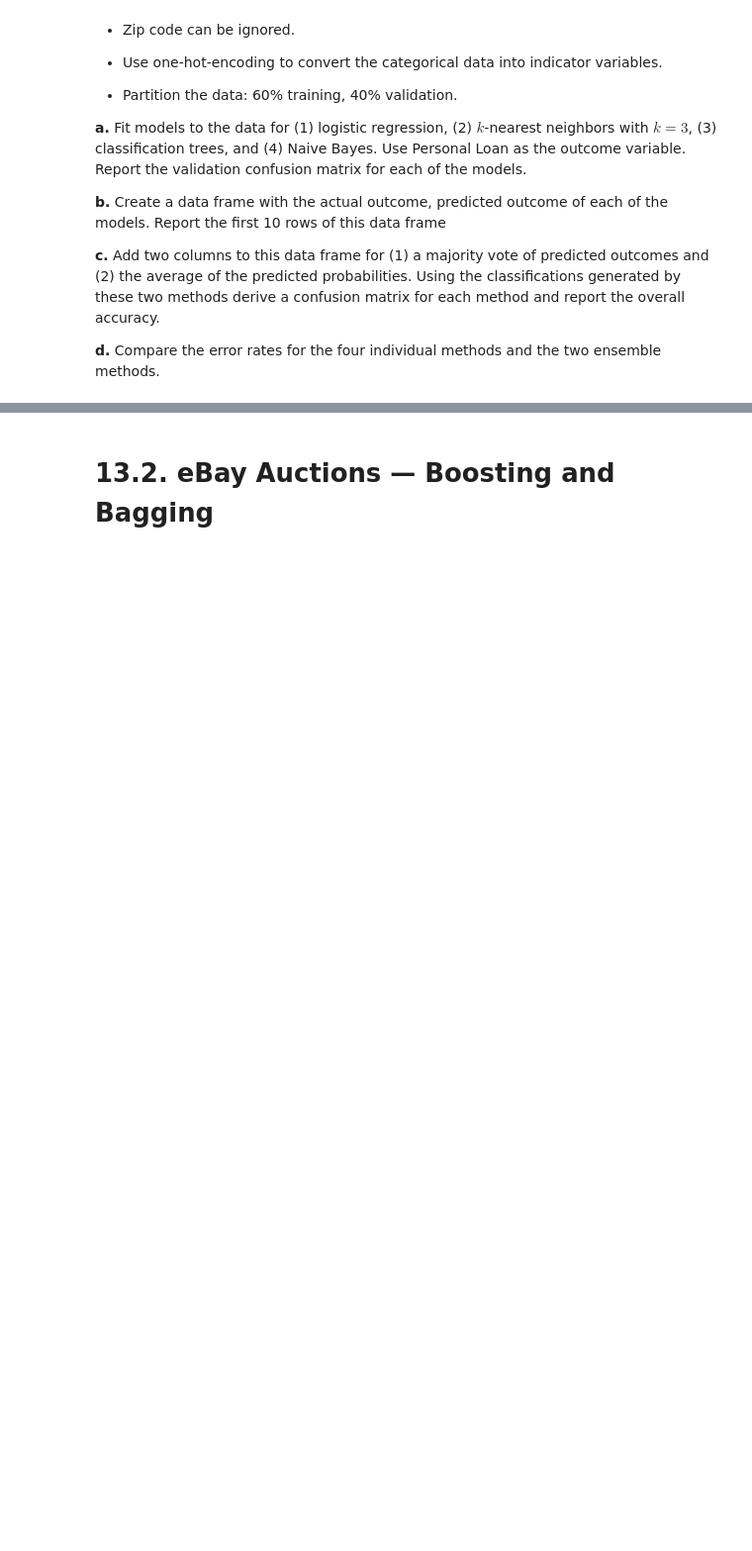
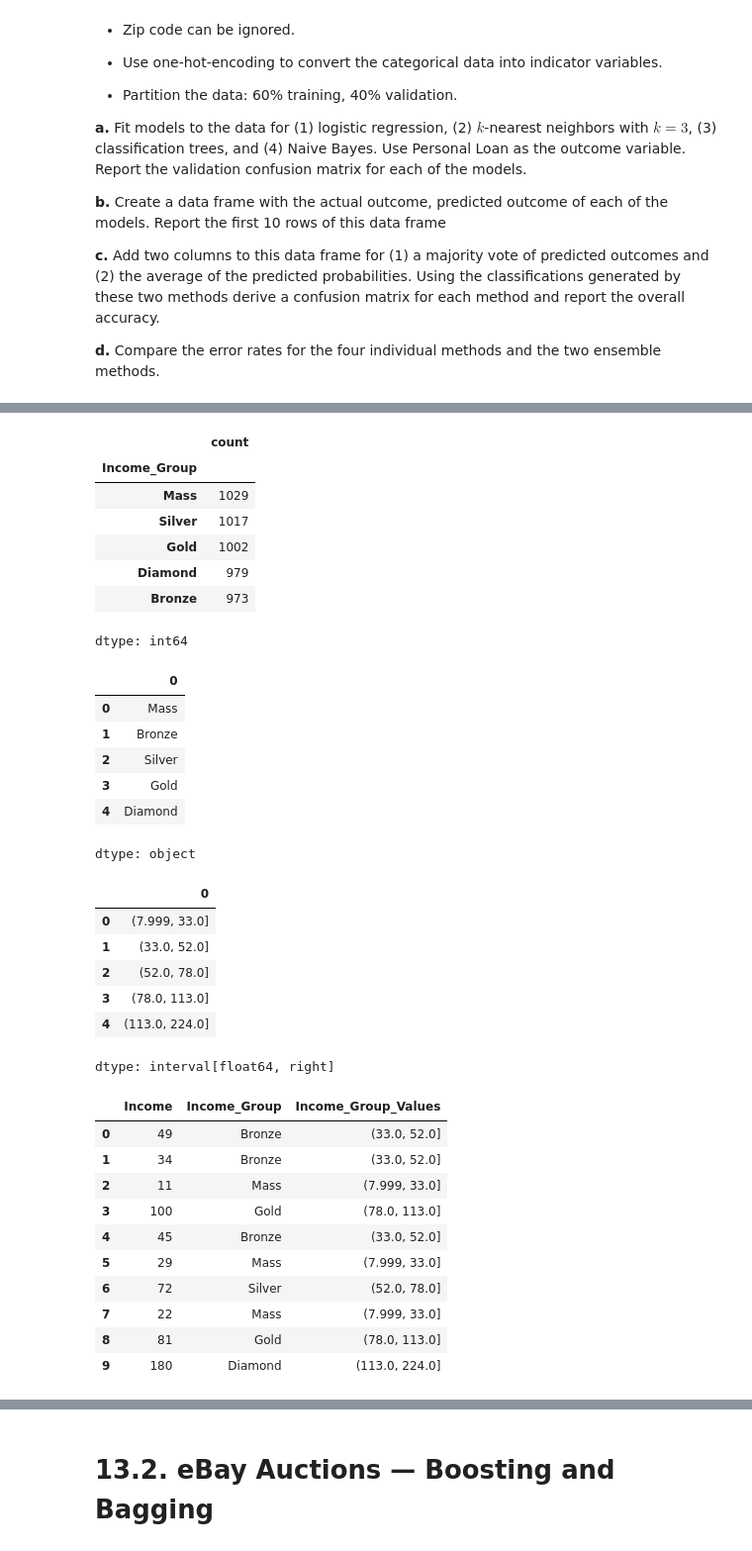
Before and after one commit to ThanhVanLe0605/Data-Mining-For-Business-Analytics-In-Python, a Jupyter notebook: Exercise/Ex_Chapter13__Combining_Methods_Ensembling_And_Lifting_Modeling_.ipynb, the cells around one changed output, grey strips where cells are left out. Shown at 99% size. Saved outputs shown, nothing was run; the diff lists cells and outputs as text; code cells hidden in the pictures; blank space fills up the shorter version.

```diff
--- a/Exercise/Ex_Chapter13__Combining_Methods_Ensembling_And_Lifting_Modeling_.ipynb
+++ b/Exercise/Ex_Chapter13__Combining_Methods_Ensembling_And_Lifting_Modeling_.ipynb
@@ -89,0 +224,46 @@ Mortgage: Value of the house mortgage, if any (0 if none).
+# %%
+# Income (5 bins)
+# CC Average (6 bins)
+income_labels = ['Mass', 'Bronze', 'Silver', 'Gold', 'Diamond']
+df_bank['Income_Group'] = pd.qcut(df_bank['Income'], q=5, labels=income_labels)
+df_bank['Income_Group_Values']  = pd.qcut(df_bank['Income'], q=5)
+
+display(df_bank['Income_Group'].value_counts())
+display(pd.Series(df_bank['Income_Group'] .cat.categories))
+display(pd.Series(df_bank['Income_Group_Values'].cat.categories))
+
+display(df_bank[['Income','Income_Group','Income_Group_Values']].head(10))
+# %% [output]
+|  | count |
+| Income_Group |  |
+| Mass | 1029 |
+| Silver | 1017 |
+| Gold | 1002 |
+| Diamond | 979 |
+| Bronze | 973 |
+dtype: int64
+|  | 0 |
+| 0 | Mass |
+| 1 | Bronze |
+| 2 | Silver |
+| 3 | Gold |
+| 4 | Diamond |
+dtype: object
+|  | 0 |
+| 0 | (7.999, 33.0] |
+| 1 | (33.0, 52.0] |
+| 2 | (52.0, 78.0] |
+| 3 | (78.0, 113.0] |
+| 4 | (113.0, 224.0] |
+dtype: interval[float64, right]
+|  | Income | Income_Group | Income_Group_Values |
+| 0 | 49 | Bronze | (33.0, 52.0] |
+| 1 | 34 | Bronze | (33.0, 52.0] |
+| 2 | 11 | Mass | (7.999, 33.0] |
+| 3 | 100 | Gold | (78.0, 113.0] |
+| 4 | 45 | Bronze | (33.0, 52.0] |
+| 5 | 29 | Mass | (7.999, 33.0] |
+| 6 | 72 | Silver | (52.0, 78.0] |
+| 7 | 22 | Mass | (7.999, 33.0] |
+| 8 | 81 | Gold | (78.0, 113.0] |
+| 9 | 180 | Diamond | (113.0, 224.0] |
```
Also changed, not shown: parts of 18 cells of this notebook.
